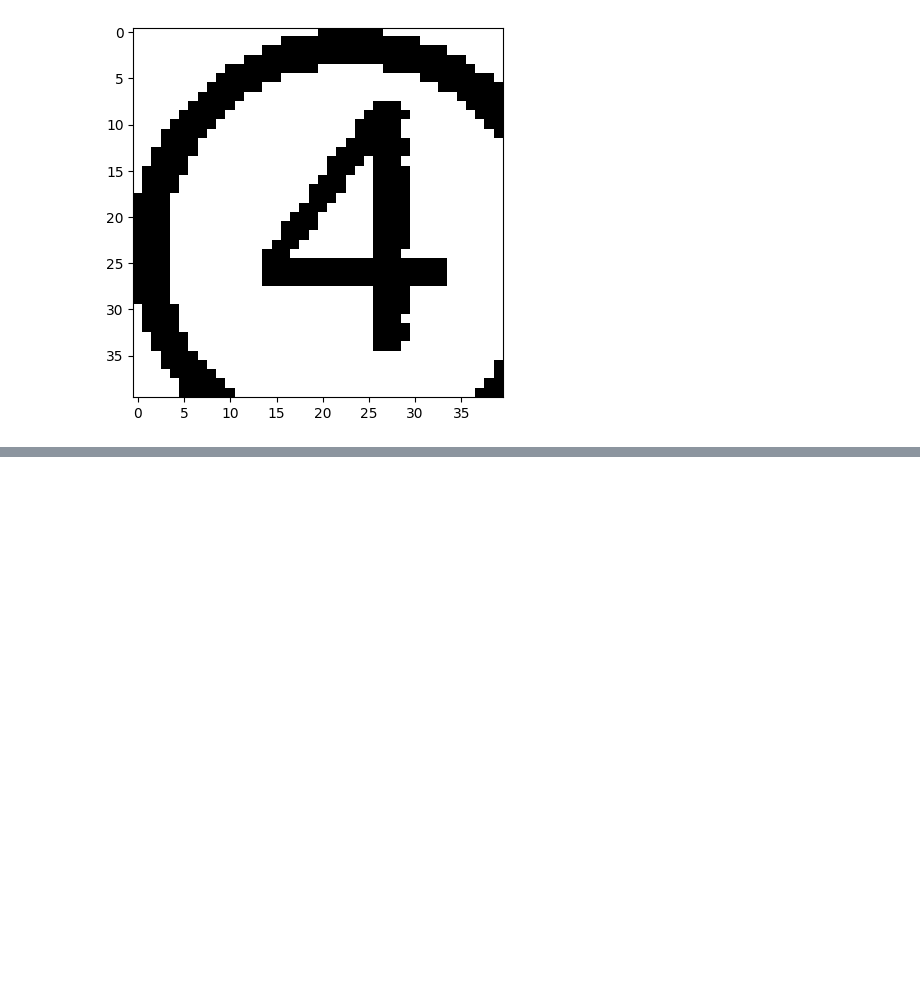
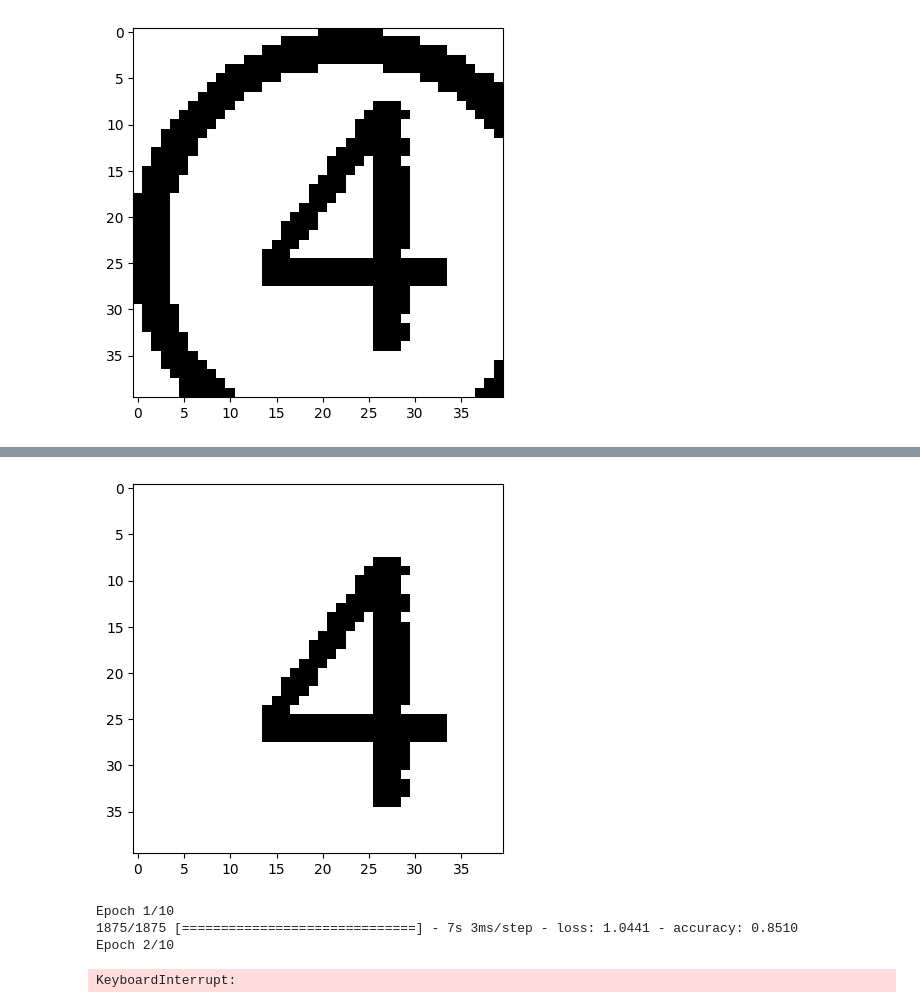
Before and after one commit to anthule123/OptimizationGroup5, a Jupyter notebook: bridges/convert_image_to_txt/test_convert_image_to_txt.ipynb, the cells around one changed output, grey strips where cells are left out. Drawn from its saved outputs; the diff is of its cells as text; code cells hidden in the pictures; blank space fills up the shorter version.

```diff
--- a/bridges/convert_image_to_txt/test_convert_image_to_txt.ipynb
+++ b/bridges/convert_image_to_txt/test_convert_image_to_txt.ipynb
@@ -43,0 +43,5 @@ set()
+# %%
+plt.imshow(clearer.image_np_array, cmap='gray')
+plt.show()
+# %% [output]
+[figure, added]
@@ -43,0 +50,14 @@ set()
+# %%
+import numpy as np
+from recognize_digit import RecognizeDigit
+
+
+recognizer = RecognizeDigit()
+
+a = recognizer.recognize('3.jpg')
+print(a)
+# %% [output]
+Epoch 1/10
+1875/1875 [==============================] - 7s 3ms/step - loss: 1.0441 - accuracy: 0.8510
+Epoch 2/10
+KeyboardInterrupt:
```
Also changed, not shown: parts of 5 cells of this notebook, 37 other files.
